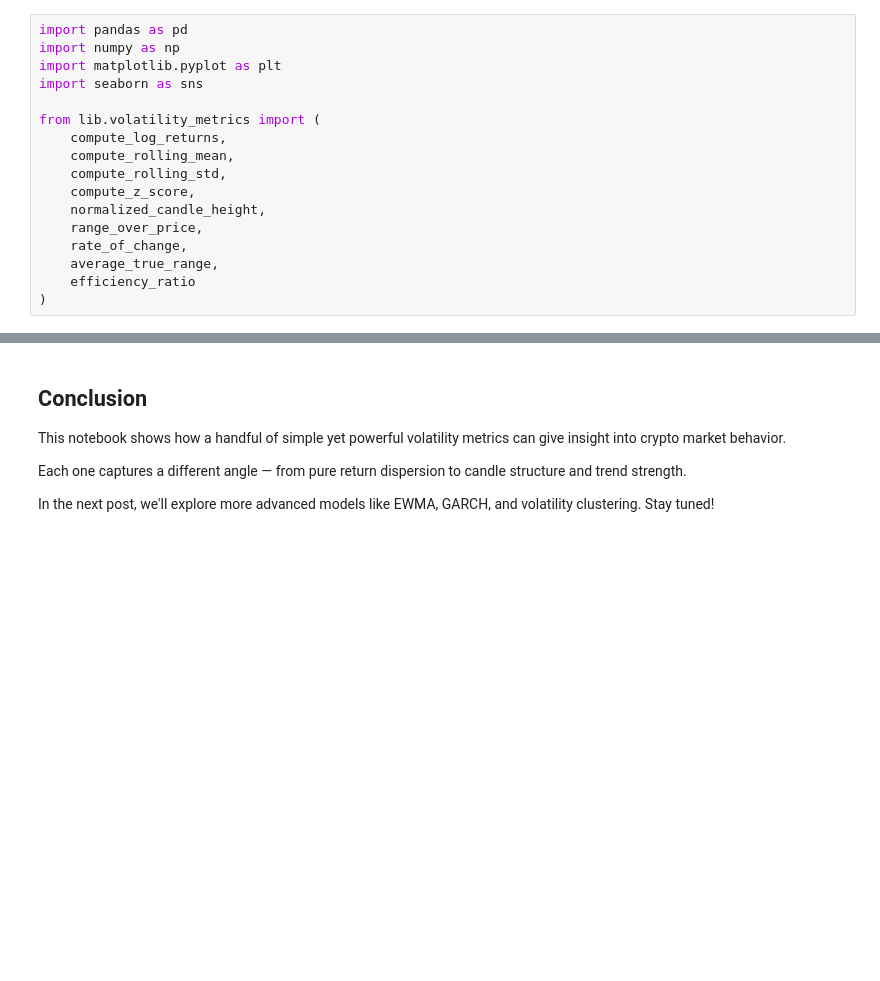
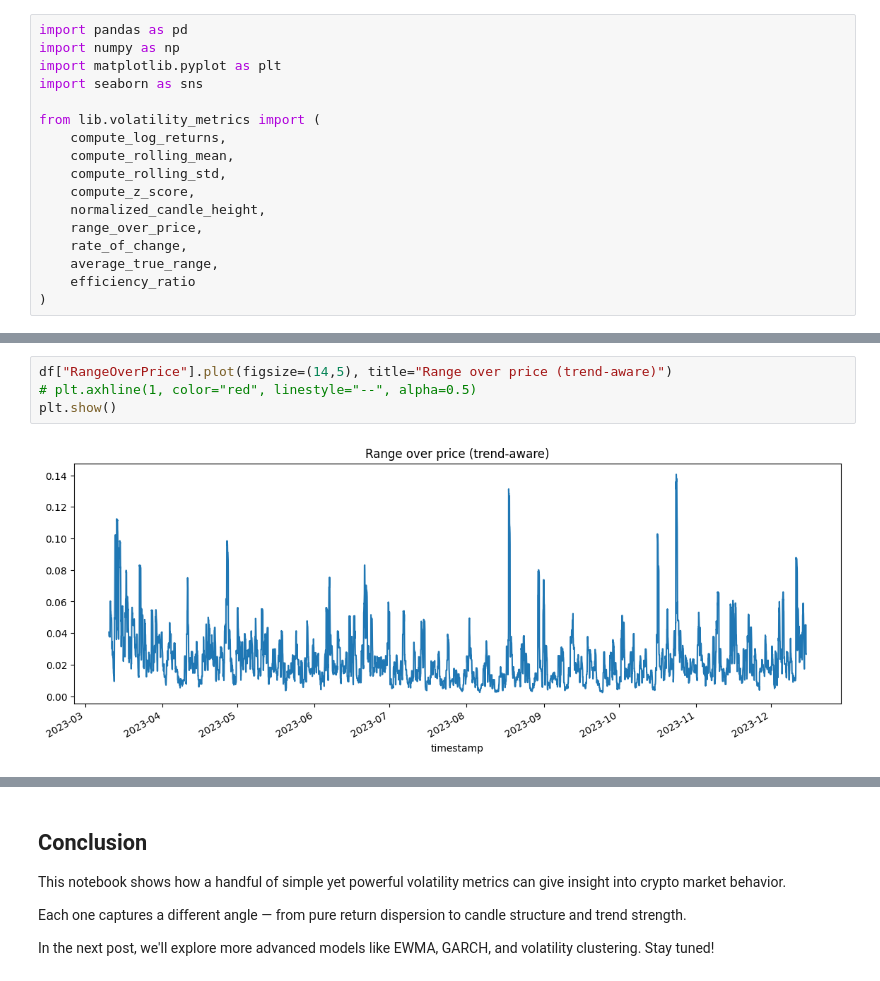
Before and after one commit to aguumg/Volatility-Calculators, a Jupyter notebook: notebooks/01_intro_volatility_metrics.ipynb, the cells around one changed output, grey strips where cells are left out. Cells and saved outputs as stored; diff of their text form; blank space fills up the shorter version.

```diff
--- a/notebooks/01_intro_volatility_metrics.ipynb
+++ b/notebooks/01_intro_volatility_metrics.ipynb
@@ -60,0 +70,6 @@ plt.show()
+# %%
+df["RangeOverPrice"].plot(figsize=(14,5), title="Range over price (trend-aware)")
+# plt.axhline(1, color="red", linestyle="--", alpha=0.5)
+plt.show()
+# %% [output]
+[figure, added]
```
Also changed, not shown: parts of 8 cells of this notebook, 3 other files.
